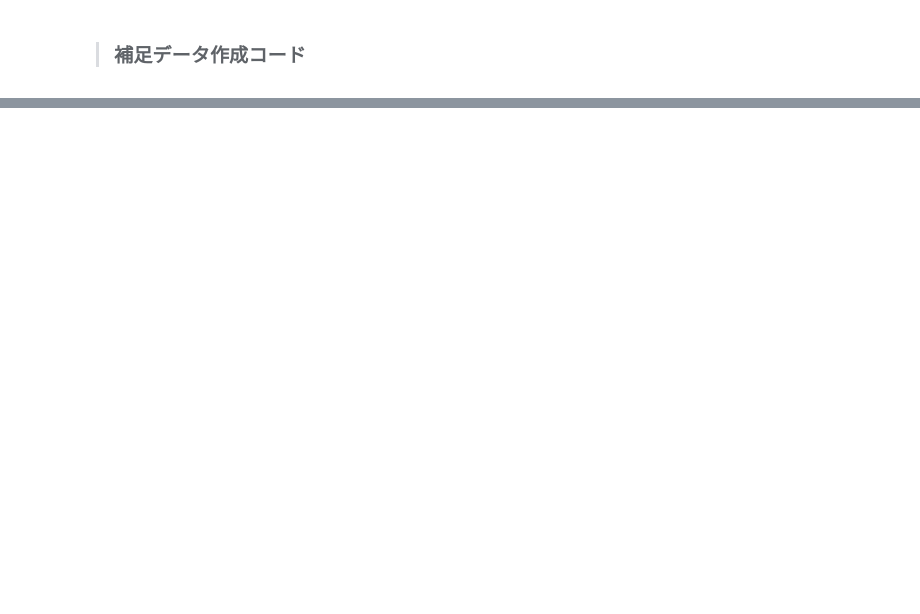
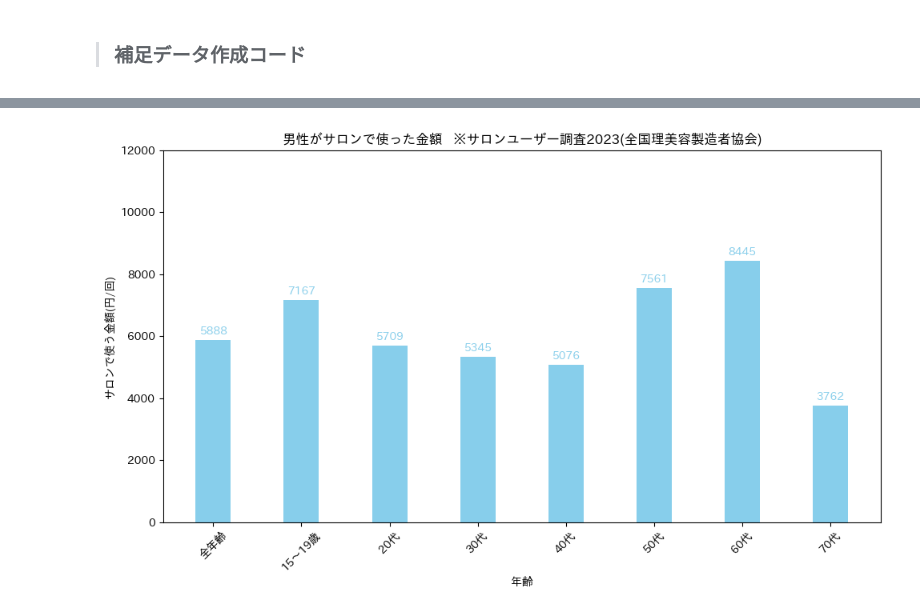
Before and after one commit to shima-koh/STEP3-TA, a Jupyter notebook: TA/STEP3チーム課題_TA_IndéMode_backcode_Rev2.0.ipynb, the cells around one changed output, grey strips where cells are left out. Saved outputs shown, nothing was run; the diff lists cells and outputs as text; code cells hidden in the pictures; blank space fills up the shorter version.

```diff
--- a/TA/STEP3チーム課題_TA_IndéMode_backcode_Rev2.0.ipynb
+++ b/TA/STEP3チーム課題_TA_IndéMode_backcode_Rev2.0.ipynb
@@ -652,3 +779,48 @@ Q9. 駅の路線を選択して下さい。
+# %%
+# 男性の客単価
+
+import matplotlib.pyplot as plt
+
+data = {
+    '年齢': ['全年齢','15～19歳','20代','30代','40代','50代','60代','70代'],
+    'サロンで使う金額(円/回)': [5888,7167,5709,5345,5076,7561,8445,3762]
+}
+
+df = pd.DataFrame(data)
+
+# 棒グラフの太さを調整
+bar_width = 0.4  # 太さを設定
+
+plt.figure(figsize=(10, 6))  # グラフのサイズを設定
+bars = plt.bar(df['年齢'], df['サロンで使う金額(円/回)'],  width=bar_width, color='skyblue')  # 棒グラフを描画
+plt.xlabel('年齢')  # x軸のラベル
+plt.ylabel('サロンで使う金額(円/回)')  # y軸のラベル
+plt.title('男性がサロンで使った金額   ※サロンユーザー調査2023(全国理美容製造者協会)')  # グラフのタイトル
+
+# x軸のラベルを斜めに表示
+plt.xticks(rotation=45)
+
+# y軸の最大値を60に設定
+plt.ylim(0, 12000)
+
+# 各バーの上に数値を記載
+for bar in bars:
+    height = bar.get_height()
+    plt.annotate('{}'.format(height),  # テキストとして表示する数値
+                 xy=(bar.get_x() + bar.get_width() / 2, height),  # バーの中央に配置
+                 xytext=(0, 3),  # テキストの位置調整
+                 textcoords="offset points",
+                 ha='center',  # 横方向の配置を中央に
+                 va='bottom',
+                 color = 'skyblue')  # 垂直方向の配置を下に
+
+# グラフを保存
+plt.tight_layout()  # レイアウトを調整して文字がはみ出さないようにする
+plt.savefig('image/男性がサロンで使った金額.png', bbox_inches='tight')  # ファイルパスを指定して保存
+# グラフを表示
+plt.show()
+# %% [output]
+[figure, added]
 # %%
 #駅所在エリアのサロン情報
 
```
Also changed, not shown: parts of 3 cells of this notebook, 4 other files.
